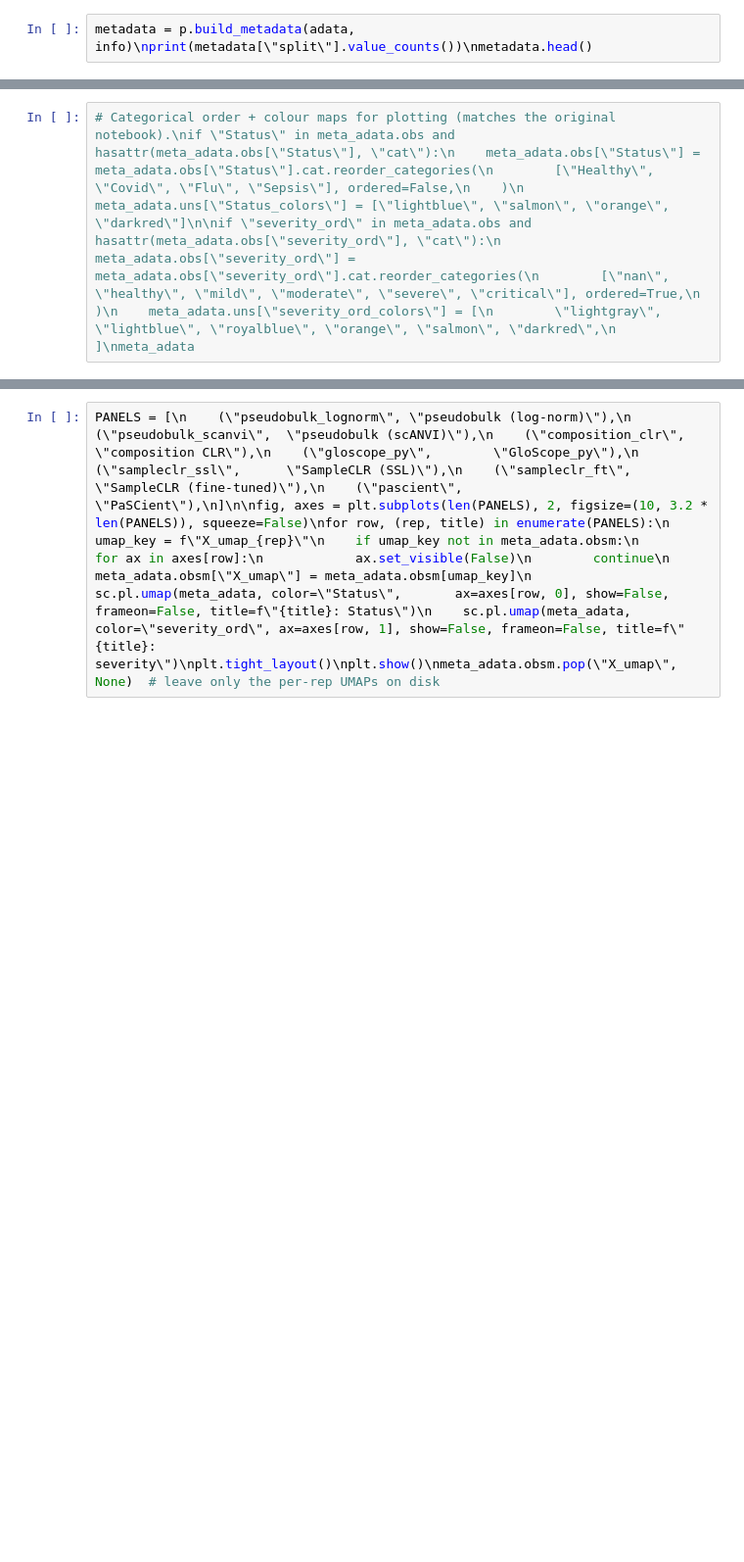
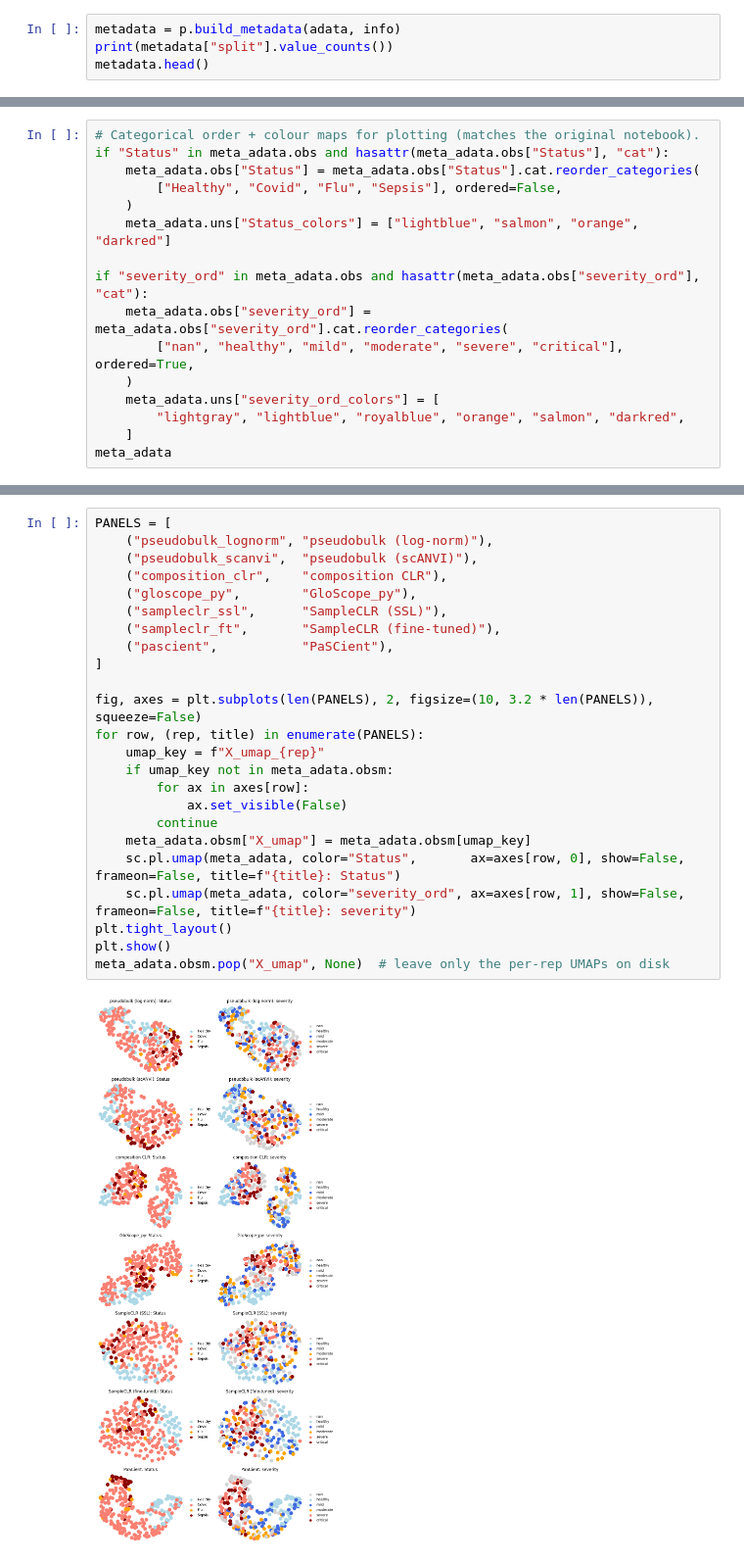
Before and after one commit to lueckenlab/patpy_tutorials, a Jupyter notebook: stephenson_combat_integration.ipynb, the cells around one changed output, grey strips where cells are left out. Shown at 98% size. Saved outputs shown, nothing was run; the diff lists cells and outputs as text; blank space fills up the shorter version.

```diff
--- a/stephenson_combat_integration.ipynb
+++ b/stephenson_combat_integration.ipynb
@@ -19,2 +106,4 @@ adata = p.preprocess(adata)\nprint(\"X is now log-normalised:\")\nprint(\"  X.ma
 # %%
-metadata = p.build_metadata(adata, info)\nprint(metadata[\"split\"].value_counts())\nmetadata.head()
+metadata = p.build_metadata(adata, info)
+print(metadata["split"].value_counts())
+metadata.head()
@@ -41,2 +265,16 @@ def _pascient_compute():\n    import torch\n    device = \"cuda\" if torch.cuda.
 # %%
-# Categorical order + colour maps for plotting (matches the original notebook).\nif \"Status\" in meta_adata.obs and hasattr(meta_adata.obs[\"Status\"], \"cat\"):\n    meta_adata.obs[\"Status\"] = meta_adata.obs[\"Status\"].cat.reorder_categories(\n        [\"Healthy\", \"Covid\", \"Flu\", \"Sepsis\"], ordered=False,\n    )\n    meta_adata.uns[\"Status_colors\"] = [\"lightblue\", \"salmon\", \"orange\", \"darkred\"]\n\nif \"severity_ord\" in meta_adata.obs and hasattr(meta_adata.obs[\"severity_ord\"], \"cat\"):\n    meta_adata.obs[\"severity_ord\"] = meta_adata.obs[\"severity_ord\"].cat.reorder_categories(\n        [\"nan\", \"healthy\", \"mild\", \"moderate\", \"severe\", \"critical\"], ordered=True,\n    )\n    meta_adata.uns[\"severity_ord_colors\"] = [\n        \"lightgray\", \"lightblue\", \"royalblue\", \"orange\", \"salmon\", \"darkred\",\n    ]\nmeta_adata
+# Categorical order + colour maps for plotting (matches the original notebook).
+if "Status" in meta_adata.obs and hasattr(meta_adata.obs["Status"], "cat"):
+    meta_adata.obs["Status"] = meta_adata.obs["Status"].cat.reorder_categories(
+        ["Healthy", "Covid", "Flu", "Sepsis"], ordered=False,
+    )
+    meta_adata.uns["Status_colors"] = ["lightblue", "salmon", "orange", "darkred"]
+
+if "severity_ord" in meta_adata.obs and hasattr(meta_adata.obs["severity_ord"], "cat"):
+    meta_adata.obs["severity_ord"] = meta_adata.obs["severity_ord"].cat.reorder_categories(
+        ["nan", "healthy", "mild", "moderate", "severe", "critical"], ordered=True,
+    )
+    meta_adata.uns["severity_ord_colors"] = [
+        "lightgray", "lightblue", "royalblue", "orange", "salmon", "darkred",
+    ]
+meta_adata
@@ -45,2 +308,26 @@ def _pascient_compute():\n    import torch\n    device = \"cuda\" if torch.cuda.
 # %%
-PANELS = [\n    (\"pseudobulk_lognorm\", \"pseudobulk (log-norm)\"),\n    (\"pseudobulk_scanvi\",  \"pseudobulk (scANVI)\"),\n    (\"composition_clr\",    \"composition CLR\"),\n    (\"gloscope_py\",        \"GloScope_py\"),\n    (\"sampleclr_ssl\",      \"SampleCLR (SSL)\"),\n    (\"sampleclr_ft\",       \"SampleCLR (fine-tuned)\"),\n    (\"pascient\",           \"PaSCient\"),\n]\n\nfig, axes = plt.subplots(len(PANELS), 2, figsize=(10, 3.2 * len(PANELS)), squeeze=False)\nfor row, (rep, title) in enumerate(PANELS):\n    umap_key = f\"X_umap_{rep}\"\n    if umap_key not in meta_adata.obsm:\n        for ax in axes[row]:\n            ax.set_visible(False)\n        continue\n    meta_adata.obsm[\"X_umap\"] = meta_adata.obsm[umap_key]\n    sc.pl.umap(meta_adata, color=\"Status\",       ax=axes[row, 0], show=False, frameon=False, title=f\"{title}: Status\")\n    sc.pl.umap(meta_adata, color=\"severity_ord\", ax=axes[row, 1], show=False, frameon=False, title=f\"{title}: severity\")\nplt.tight_layout()\nplt.show()\nmeta_adata.obsm.pop(\"X_umap\", None)  # leave only the per-rep UMAPs on disk
+PANELS = [
+    ("pseudobulk_lognorm", "pseudobulk (log-norm)"),
+    ("pseudobulk_scanvi",  "pseudobulk (scANVI)"),
+    ("composition_clr",    "composition CLR"),
+    ("gloscope_py",        "GloScope_py"),
+    ("sampleclr_ssl",      "SampleCLR (SSL)"),
+    ("sampleclr_ft",       "SampleCLR (fine-tuned)"),
+    ("pascient",           "PaSCient"),
+]
+
+fig, axes = plt.subplots(len(PANELS), 2, figsize=(10, 3.2 * len(PANELS)), squeeze=False)
+for row, (rep, title) in enumerate(PANELS):
+    umap_key = f"X_umap_{rep}"
+    if umap_key not in meta_adata.obsm:
+        for ax in axes[row]:
+            ax.set_visible(False)
+        continue
+    meta_adata.obsm["X_umap"] = meta_adata.obsm[umap_key]
+    sc.pl.umap(meta_adata, color="Status",       ax=axes[row, 0], show=False, frameon=False, title=f"{title}: Status")
+    sc.pl.umap(meta_adata, color="severity_ord", ax=axes[row, 1], show=False, frameon=False, title=f"{title}: severity")
+plt.tight_layout()
+plt.show()
+meta_adata.obsm.pop("X_umap", None)  # leave only the per-rep UMAPs on disk
+# %% [output]
+[figure, added]
```
Also changed, not shown: parts of 30 cells of this notebook.
